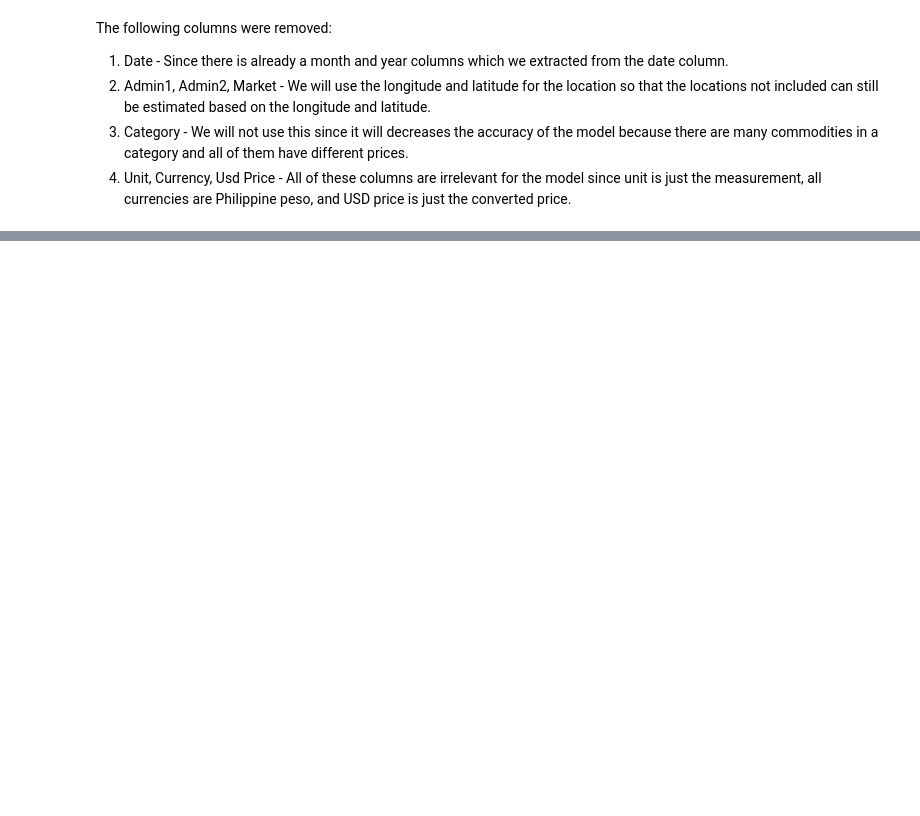
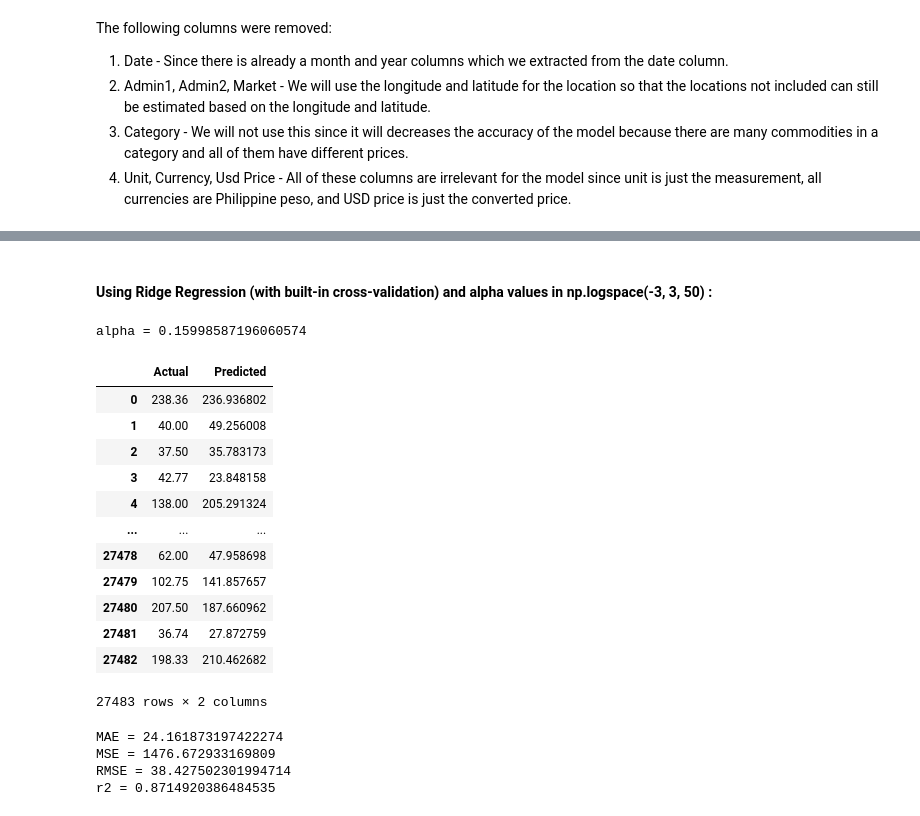
Before and after one commit to adzmco23/cs180-group23-project, a Jupyter notebook: CS-180-Final-Project.ipynb, the cells around one changed output, grey strips where cells are left out. Saved outputs shown, nothing was run; the diff lists cells and outputs as text; code cells hidden in the pictures; blank space fills up the shorter version.

```diff
--- a/CS-180-Final-Project.ipynb
+++ b/CS-180-Final-Project.ipynb
@@ -157,0 +175,33 @@ r2 = 0.871490381729406
+# %% [markdown]
+#### Using Ridge Regression (with built-in cross-validation) and alpha values in np.logspace(-3, 3, 50) :
+# %%
+print(f"alpha = {regressor2.alpha_}")
+
+MAE = mean_absolute_error(y_test,test_predictions2)
+MSE = mean_squared_error(y_test,test_predictions2)
+RMSE = np.sqrt(MSE)
+r2 = r2_score(y_test,test_predictions2)
+
+comparison_df = pd.DataFrame({"Actual":y_test,"Predicted":test_predictions2})
+display(comparison_df)
+
+print(f"MAE = {MAE}\nMSE = {MSE}\nRMSE = {RMSE}\nr2 = {r2}")
+# %% [output]
+alpha = 0.15998587196060574
+|  | Actual | Predicted |
+| 0 | 238.36 | 236.936802 |
+| 1 | 40.00 | 49.256008 |
+| 2 | 37.50 | 35.783173 |
+| 3 | 42.77 | 23.848158 |
+| 4 | 138.00 | 205.291324 |
+| ... | ... | ... |
+| 27478 | 62.00 | 47.958698 |
+| 27479 | 102.75 | 141.857657 |
+| 27480 | 207.50 | 187.660962 |
+| 27481 | 36.74 | 27.872759 |
+| 27482 | 198.33 | 210.462682 |
+27483 rows × 2 columns
+MAE = 24.161873197422274
+MSE = 1476.672933169809
+RMSE = 38.427502301994714
+r2 = 0.8714920386484535
```
Also changed, not shown: parts of 20 cells of this notebook.
